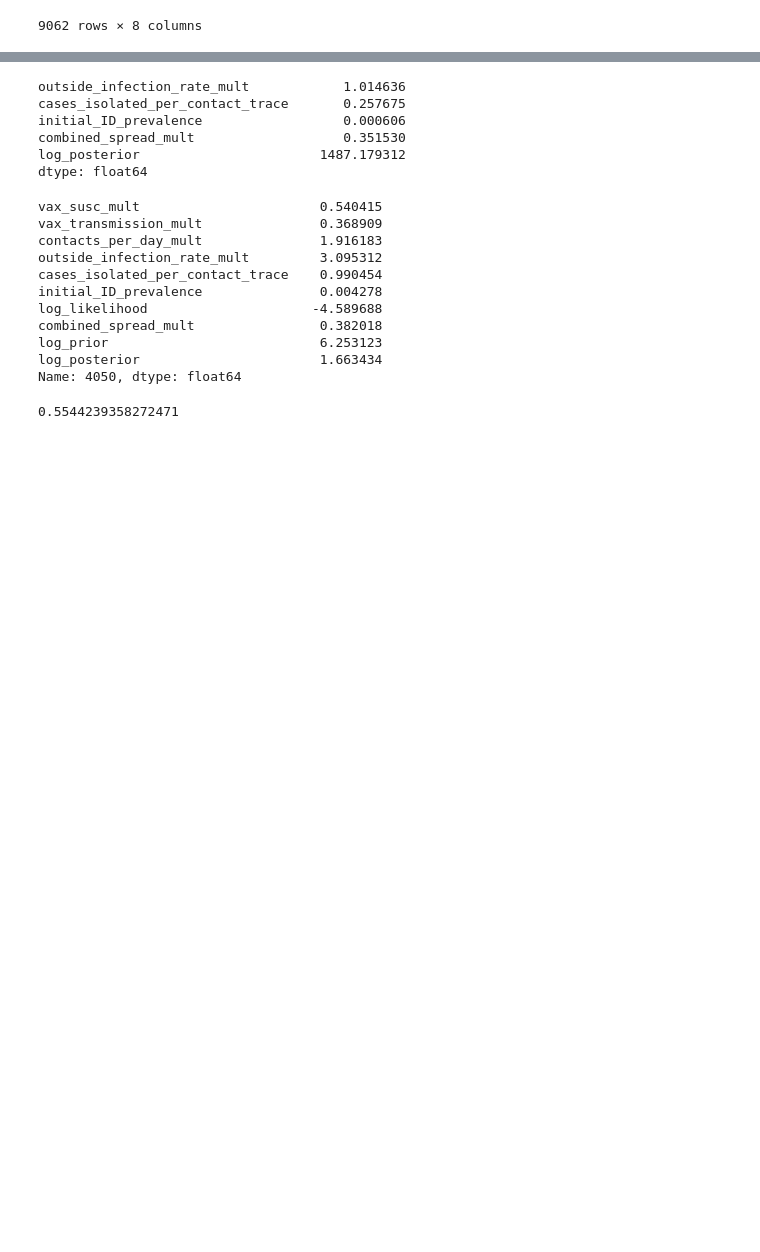
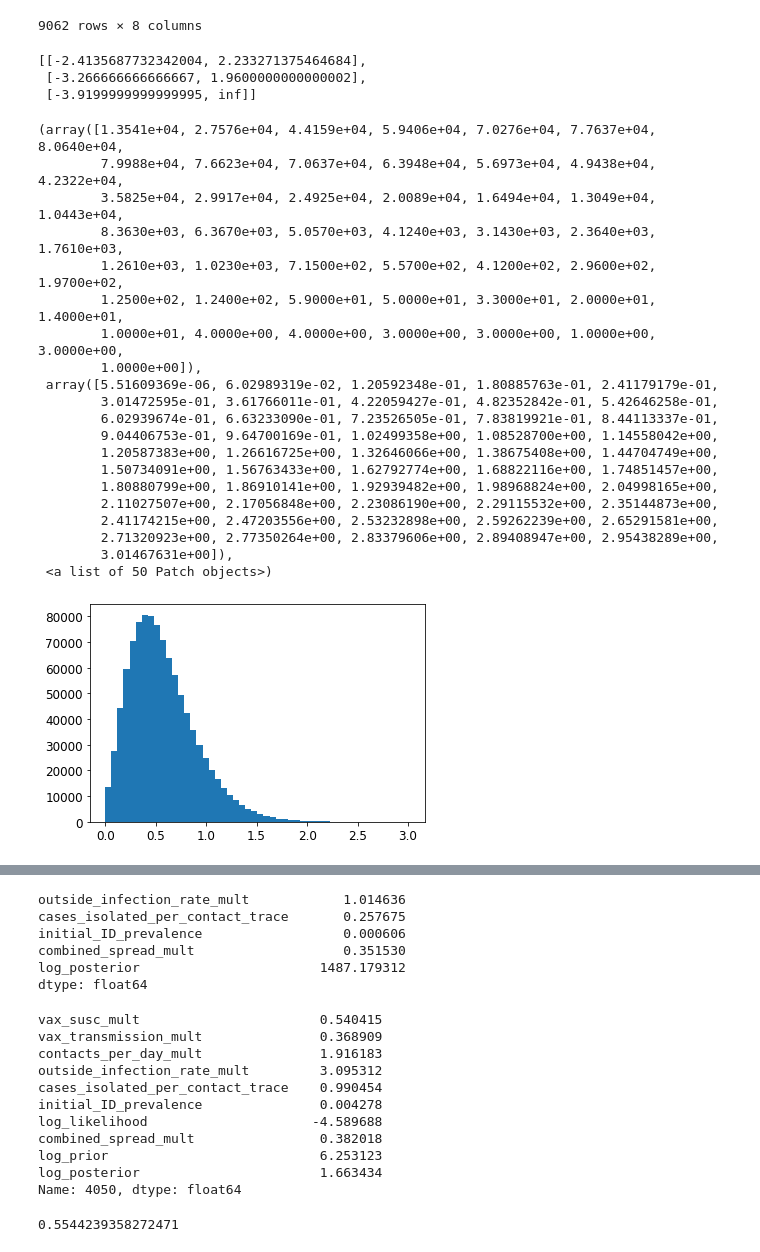
Before and after one commit to peter-i-frazier/group-testing, a Jupyter notebook: notebooks/vax_sims/fall_2021_data_analysis_v3_using_weekly_likelihoods_regression.ipynb, the cells around one changed output, grey strips where cells are left out. Drawn from its saved outputs; the diff is of its cells as text; code cells hidden in the pictures; blank space fills up the shorter version.

Commit message:
compute prior for comb_spread_mult the correct way

```diff
--- a/notebooks/vax_sims/fall_2021_data_analysis_v3_using_weekly_likelihoods_regression.ipynb
+++ b/notebooks/vax_sims/fall_2021_data_analysis_v3_using_weekly_likelihoods_regression.ipynb
@@ -242,0 +247,71 @@ df
+# %%
+# compute the prior for the combined_spread_multiplier
+
+trunc_cutoffs = {
+    'vax_susc_mult': [0, 1],
+    'vax_transmission_mult': [0, 1],
+    'contacts_per_day_mult': [0, np.inf]
+}
+
+combined_spread_params = [name for name in trunc_cutoffs.keys()]
+
+standardized_trunc_cutoffs = {}
+# %%
+cs_means = [PARAM_MEANS[param] for param in combined_spread_params]
+
+cs_sds = [PARAM_SDS[param] for param in combined_spread_params]
+# %%
+# standardize the truncated normal cutoffs
+
+stand_trunc_cutoffs = []
+
+for i in range(3):
+
+    cutoffs = trunc_cutoffs[combined_spread_params[i]]
+
+    left = (cutoffs[0] - cs_means[i]) / cs_sds[i]
+    right = (cutoffs[1] - cs_means[i]) / cs_sds[i]
+
+    stand_trunc_cutoffs.append([left, right])
+# %%
+stand_trunc_cutoffs
+# %% [output]
+[[-2.4135687732342004, 2.233271375464684],
+ [-3.266666666666667, 1.9600000000000002],
+ [-3.9199999999999995, inf]]
+# %%
+# sample from the truncated distributions and generate the distribution of their product
+
+num_samples =1000000
+
+rvs_0 = truncnorm.rvs(stand_trunc_cutoffs[0][0], stand_trunc_cutoffs[0][1], \
+                      loc=cs_means[0], scale=cs_sds[0], size = num_samples)
+rvs_1 = truncnorm.rvs(stand_trunc_cutoffs[1][0], stand_trunc_cutoffs[1][1], \
+                      loc=cs_means[1], scale=cs_sds[1], size = num_samples)
+rvs_2 = truncnorm.rvs(stand_trunc_cutoffs[2][0], stand_trunc_cutoffs[2][1], \
+                      loc=cs_means[2], scale=cs_sds[2], size = num_samples)
+
+
+plt.hist(rvs_0 * rvs_1 * rvs_2, bins = 50)
+# %% [output]
+(array([1.3541e+04, 2.7576e+04, 4.4159e+04, 5.9406e+04, 7.0276e+04, 7.7637e+04, 8.0640e+04,
+        7.9988e+04, 7.6623e+04, 7.0637e+04, 6.3948e+04, 5.6973e+04, 4.9438e+04, 4.2322e+04,
+        3.5825e+04, 2.9917e+04, 2.4925e+04, 2.0089e+04, 1.6494e+04, 1.3049e+04, 1.0443e+04,
+        8.3630e+03, 6.3670e+03, 5.0570e+03, 4.1240e+03, 3.1430e+03, 2.3640e+03, 1.7610e+03,
+        1.2610e+03, 1.0230e+03, 7.1500e+02, 5.5700e+02, 4.1200e+02, 2.9600e+02, 1.9700e+02,
+        1.2500e+02, 1.2400e+02, 5.9000e+01, 5.0000e+01, 3.3000e+01, 2.0000e+01, 1.4000e+01,
+        1.0000e+01, 4.0000e+00, 4.0000e+00, 3.0000e+00, 3.0000e+00, 1.0000e+00, 3.0000e+00,
+        1.0000e+00]),
+ array([5.51609369e-06, 6.02989319e-02, 1.20592348e-01, 1.80885763e-01, 2.41179179e-01,
+        3.01472595e-01, 3.61766011e-01, 4.22059427e-01, 4.82352842e-01, 5.42646258e-01,
+        6.02939674e-01, 6.63233090e-01, 7.23526505e-01, 7.83819921e-01, 8.44113337e-01,
+        9.04406753e-01, 9.64700169e-01, 1.02499358e+00, 1.08528700e+00, 1.14558042e+00,
+        1.20587383e+00, 1.26616725e+00, 1.32646066e+00, 1.38675408e+00, 1.44704749e+00,
+        1.50734091e+00, 1.56763433e+00, 1.62792774e+00, 1.68822116e+00, 1.74851457e+00,
+        1.80880799e+00, 1.86910141e+00, 1.92939482e+00, 1.98968824e+00, 2.04998165e+00,
+        2.11027507e+00, 2.17056848e+00, 2.23086190e+00, 2.29115532e+00, 2.35144873e+00,
+        2.41174215e+00, 2.47203556e+00, 2.53232898e+00, 2.59262239e+00, 2.65291581e+00,
+        2.71320923e+00, 2.77350264e+00, 2.83379606e+00, 2.89408947e+00, 2.95438289e+00,
+        3.01467631e+00]),
+ <a list of 50 Patch objects>)
+[figure, added]
```
Also changed, not shown: parts of 14 cells of this notebook.
